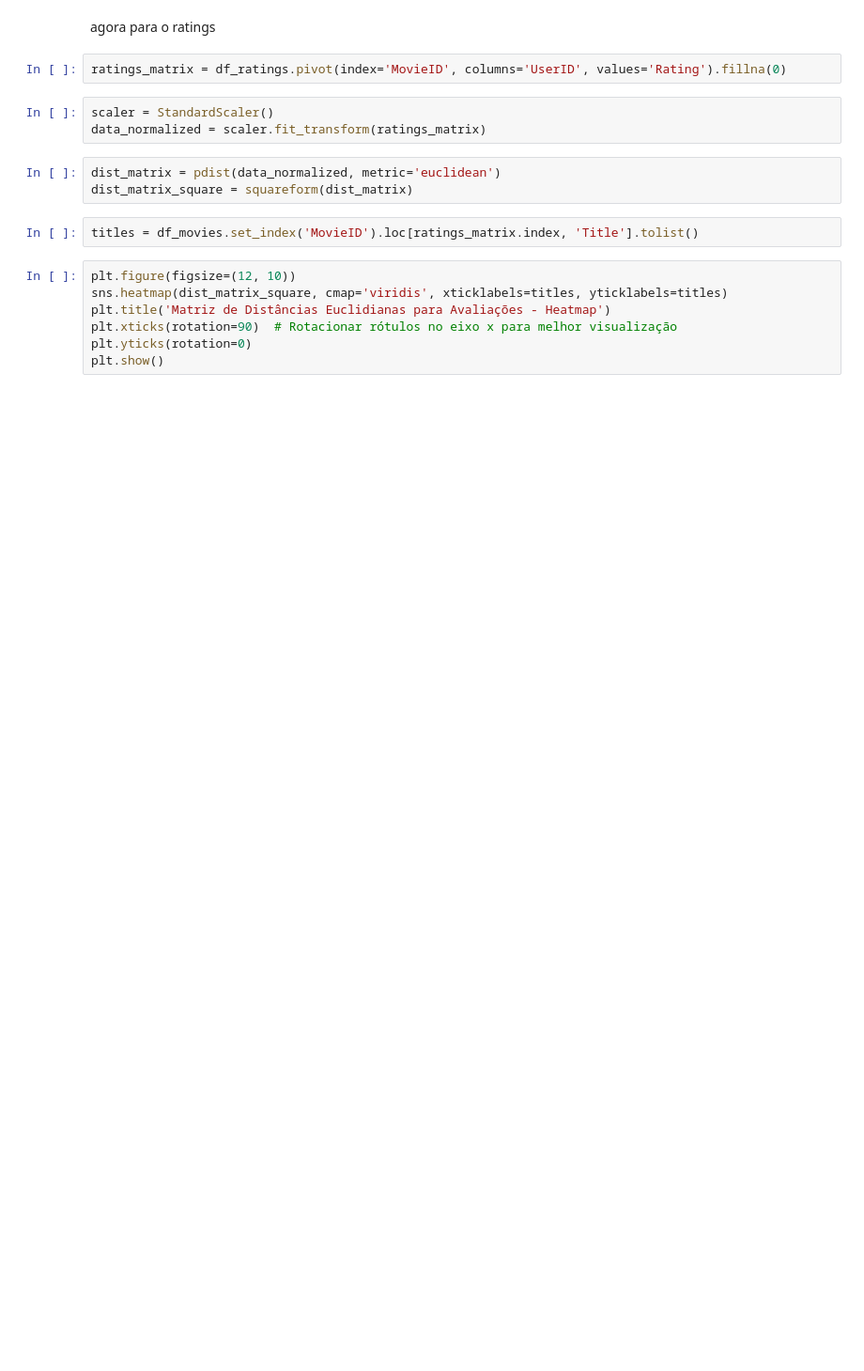
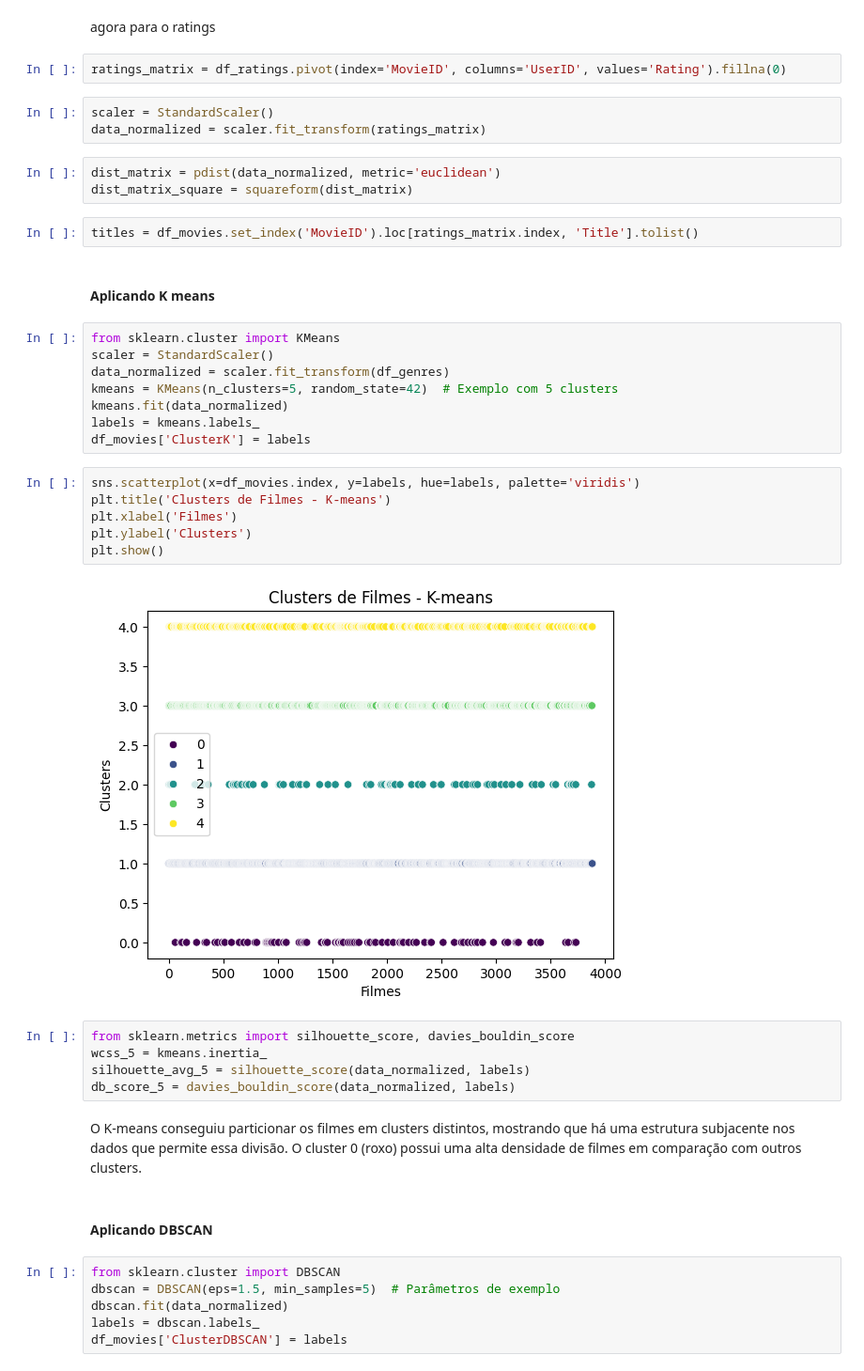
Before and after one commit to thiagomout/datamining, a Jupyter notebook: movie_cluster/movie_cluster.ipynb, the cells around one changed output. Shown at 94% size. Cells and saved outputs as stored; diff of their text form; blank space fills up the shorter version.

```diff
--- a/movie_cluster/movie_cluster.ipynb
+++ b/movie_cluster/movie_cluster.ipynb
@@ -368,10 +361,36 @@ dist_matrix = pdist(data_normalized, metric='euclidean')
 dist_matrix_square = squareform(dist_matrix)
 # %%
 titles = df_movies.set_index('MovieID').loc[ratings_matrix.index, 'Title'].tolist()
-# %%
-plt.figure(figsize=(12, 10))
-sns.heatmap(dist_matrix_square, cmap='viridis', xticklabels=titles, yticklabels=titles)
-plt.title('Matriz de Distâncias Euclidianas para Avaliações - Heatmap')
-plt.xticks(rotation=90)  # Rotacionar rótulos no eixo x para melhor visualização
-plt.yticks(rotation=0)
-plt.show()
+# %% [markdown]
+#### Aplicando K means
+# %%
+from sklearn.cluster import KMeans
+scaler = StandardScaler()
+data_normalized = scaler.fit_transform(df_genres)
+kmeans = KMeans(n_clusters=5, random_state=42)  # Exemplo com 5 clusters
+kmeans.fit(data_normalized)
+labels = kmeans.labels_
+df_movies['ClusterK'] = labels
+# %%
+sns.scatterplot(x=df_movies.index, y=labels, hue=labels, palette='viridis')
+plt.title('Clusters de Filmes - K-means')
+plt.xlabel('Filmes')
+plt.ylabel('Clusters')
+plt.show()
+# %% [output]
+[figure, added]
+# %%
+from sklearn.metrics import silhouette_score, davies_bouldin_score
+wcss_5 = kmeans.inertia_
+silhouette_avg_5 = silhouette_score(data_normalized, labels)
+db_score_5 = davies_bouldin_score(data_normalized, labels)
+# %% [markdown]
+O K-means conseguiu particionar os filmes em clusters distintos, mostrando que há uma estrutura subjacente nos dados que permite essa divisão. O cluster 0 (roxo) possui uma alta densidade de filmes em comparação com outros clusters.
+# %% [markdown]
+#### Aplicando DBSCAN
+# %%
+from sklearn.cluster import DBSCAN
+dbscan = DBSCAN(eps=1.5, min_samples=5)  # Parâmetros de exemplo
+dbscan.fit(data_normalized)
+labels = dbscan.labels_
+df_movies['ClusterDBSCAN'] = labels
```
Also changed, not shown: parts of 37 cells of this notebook.
